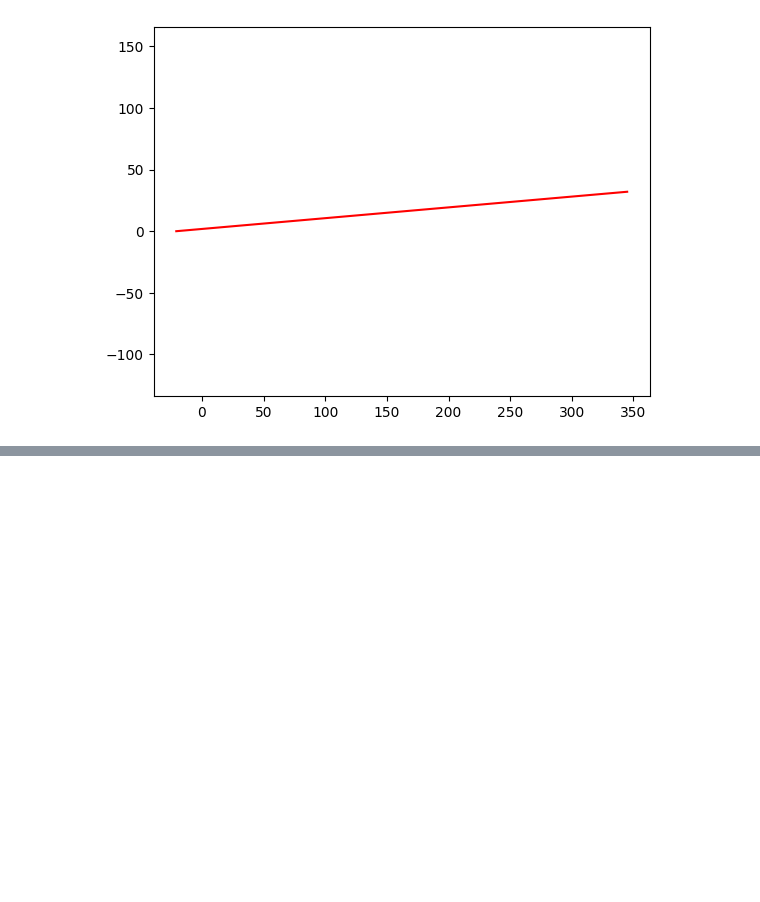
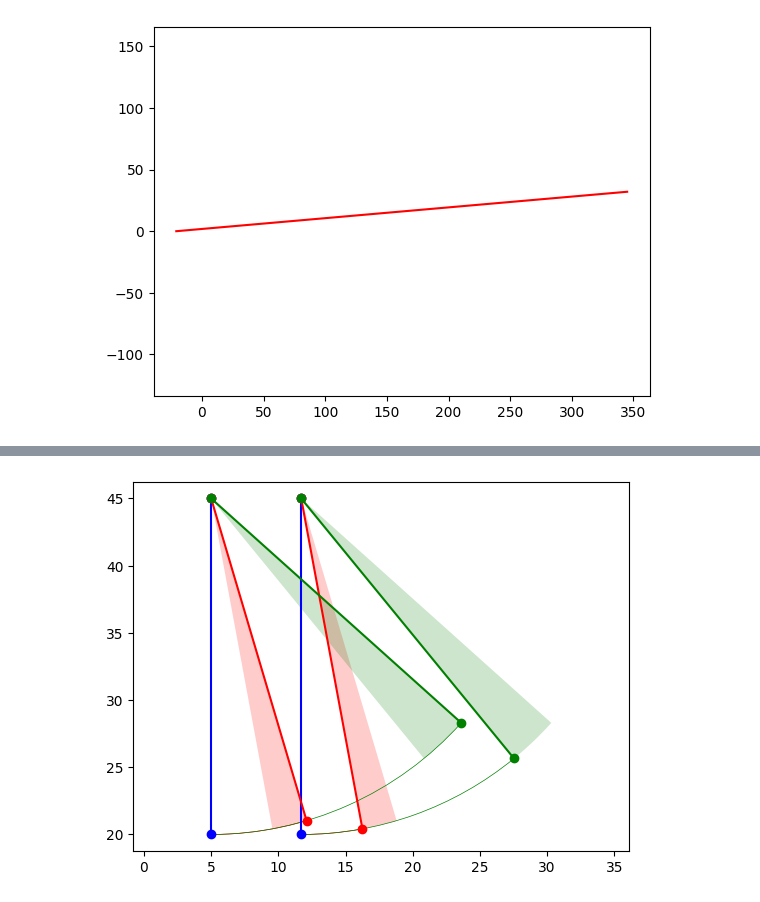
Before and after one commit to carloskleber/nbr5422, a Jupyter notebook: testePlot.ipynb, the cells around one changed output, grey strips where cells are left out. Saved outputs shown, nothing was run; the diff lists cells and outputs as text; code cells hidden in the pictures; blank space fills up the shorter version.

```diff
--- a/testePlot.ipynb
+++ b/testePlot.ipynb
@@ -71,0 +89,47 @@ plt.show()
+# %%
+x1 = 5. # Posição horizontal da primeira fase na torre
+x2 = x1 + 6.7 # Posição horizontal da segunda fase na torre
+lc = 5. # Comprimento da cadeia (m)
+f = 20. # Flecha (m)
+h = 20. # clearance (m)
+eb = 0.4 # Espaçamento do bundle (m)
+dc = 32.85e-3 # Diâmetro do subcondutor (m) (ACSR Finch)
+mc = 2.11 # Massa linear do subcondutor (kg/m)
+mi = 300 # Massa da cadeia de isoladores (kg)
+ai = 1.5 # Área de exposição da cadeia (m²)
+Vv = 400 # Vão de vento (m)
+Vp = 400 # Vão de peso (m)
+Vp = 20. # Vento de projeto, 10 min, 10 m (m/s)
+sigmavv = 0.14 # Coeficiente de variação
+
+# Ventos de referência
+# 20 m, 5 min
+V205 = Vp * (20 / 10)**0.16 * 1.05
+# 20 m, 10 min
+V2010 = Vp * (20 / 10)**0.16
+
+ang1a=radians(16.5)
+ang1b=radians(10.5)
+ang2a=radians(48.1)
+ang2b=radians(39.3)
+l = f + lc
+plt.figure()
+plt.plot([x1, x1], [h+l, h],'bo-')
+plt.plot([x2, x2], [h+l, h],'bo-')
+
+plt.plot([x1, x1+l*sin(ang1a)], [h+l, h+l*(1-cos(ang1a))],'ro-')
+plt.plot([x2, x2+l*sin(ang1b)], [h+l, h+l*(1-cos(ang1b))],'ro-')
+plt.gca().add_patch(patches.Arc((x1, h+l), 2*l, 2*l, theta1=-90., theta2=degrees(ang1a)-90.,lw=0.5,color='r'))
+plt.gca().add_patch(patches.Wedge((x1, h+l), l, degrees(ang1b)-90., degrees(ang1a)-90.,lw=0.5,facecolor='r', alpha=0.2))
+plt.gca().add_patch(patches.Arc((x2, h+l), 2*l, 2*l, theta1=-90., theta2=degrees(ang1b)-90.,lw=0.5,color='r'))
+plt.gca().add_patch(patches.Wedge((x2, h+l), l, degrees(ang1b)-90., degrees(ang1a)-90.,lw=0.5,facecolor='r', alpha=0.2))
+plt.plot([x1, x1+l*sin(ang2a)], [h+l, h+l*(1-cos(ang2a))],'go-')
+plt.plot([x2, x2+l*sin(ang2b)], [h+l, h+l*(1-cos(ang2b))],'go-')
+plt.gca().add_patch(patches.Arc((x1, h+l), 2*l, 2*l, theta1=-90., theta2=degrees(ang2a)-90.,lw=0.5,color='g'))
+plt.gca().add_patch(patches.Wedge((x1, h+l), l, degrees(ang2b)-90., degrees(ang2a)-90.,lw=0.5,facecolor='g', alpha=0.2))
+plt.gca().add_patch(patches.Arc((x2, h+l), 2*l, 2*l, theta1=-90., theta2=degrees(ang2b)-90.,lw=0.5,color='g'))
+plt.gca().add_patch(patches.Wedge((x2, h+l), l, degrees(ang2b)-90., degrees(ang2a)-90.,lw=0.5,facecolor='g', alpha=0.2))
+plt.axis('equal')
+plt.show()
+# %% [output]
+[figure, added]
```
Also changed, not shown: parts of 5 cells of this notebook, 8 other files.
